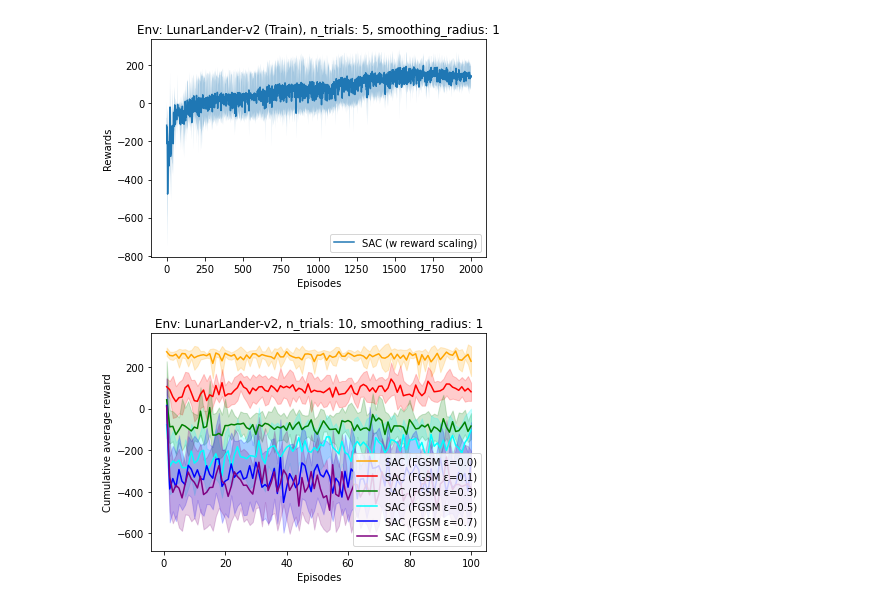
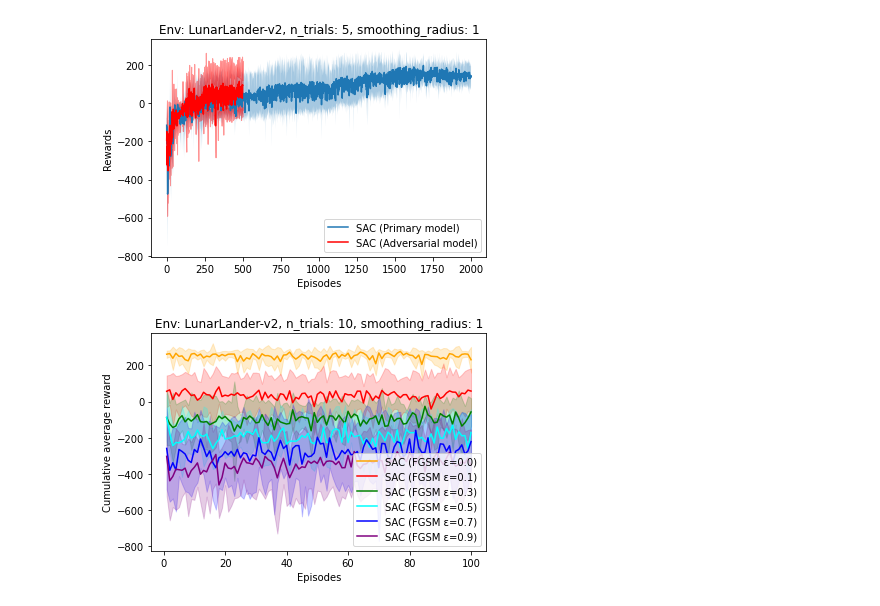
Before and after one commit to bhargavCSSE/adv-RL, a Jupyter notebook: Soft-Actor-Critic/plotter_matplotlib.ipynb, the cells around one changed output. Drawn from its saved outputs; the diff is of its cells as text; code cells hidden in the pictures.

```diff
--- a/Soft-Actor-Critic/plotter_matplotlib.ipynb
+++ b/Soft-Actor-Critic/plotter_matplotlib.ipynb
@@ -12,14 +12,16 @@ def smoothing(arr, radius=10):
 # %%
 # Import files and Generate plot data
 plotdata_1 = pd.read_csv('data/Primary-model/SAC-LunarLander2000x5-rewards-train.csv', index_col=0)
-plotdata_2 = pd.read_csv('data/Whitebox/SAC-LunarLander100x10-rewards-testFGSM_0.csv', index_col=0)
-plotdata_3 = pd.read_csv('data/Whitebox/SAC-LunarLander100x10-rewards-testFGSM_1.csv', index_col=0)
-plotdata_4 = pd.read_csv('data/Whitebox/SAC-LunarLander100x10-rewards-testFGSM_3.csv', index_col=0)
-plotdata_5 = pd.read_csv('data/Whitebox/SAC-LunarLander100x10-rewards-testFGSM_5.csv', index_col=0)
-plotdata_6 = pd.read_csv('data/Whitebox/SAC-LunarLander100x10-rewards-testFGSM_7.csv', index_col=0)
-plotdata_7 = pd.read_csv('data/Whitebox/SAC-LunarLander100x10-rewards-testFGSM_9.csv', index_col=0)
+plotdata_1_ = pd.read_csv('data/Adv-model/SAC-LunarLander500x5-rewards-train.csv', index_col=0)
+plotdata_2 = pd.read_csv('data/Blackbox/SAC-LunarLander100x10-rewards-testFGSM_0.csv', index_col=0)
+plotdata_3 = pd.read_csv('data/Blackbox/SAC-LunarLander100x10-rewards-testFGSM_1.csv', index_col=0)
+plotdata_4 = pd.read_csv('data/Blackbox/SAC-LunarLander100x10-rewards-testFGSM_3.csv', index_col=0)
+plotdata_5 = pd.read_csv('data/Blackbox/SAC-LunarLander100x10-rewards-testFGSM_5.csv', index_col=0)
+plotdata_6 = pd.read_csv('data/Blackbox/SAC-LunarLander100x10-rewards-testFGSM_7.csv', index_col=0)
+plotdata_7 = pd.read_csv('data/Blackbox/SAC-LunarLander100x10-rewards-testFGSM_9.csv', index_col=0)
 
 n_episodes_train, n_trials_train = plotdata_1.shape
+n_episodes_train_, n_trials_train_ = plotdata_1_.shape
 n_episodes_test, n_trials_test = plotdata_2.shape
 n_episodes_testFGSM0_1, n_trials_testFGSM0_1 = plotdata_3.shape
 n_episodes_testFGSM0_3, n_trials_testFGSM0_3 = plotdata_4.shape
@@ -28,6 +30,7 @@ n_episodes_testFGSM0_7, n_trials_testFGSM0_7 = plotdata_6.shape
 n_episodes_testFGSM0_9, n_trials_testFGSM0_9 = plotdata_7.shape
 
 train_x = [i+1 for i in range(n_episodes_train)]
+train_x_ = [i+1 for i in range(n_episodes_train_)]
 test_x = [i+1 for i in range(n_episodes_test)]
 testFGSM0_1_x = [i+1 for i in range(n_episodes_testFGSM0_1)]
 testFGSM0_3_x = [i+1 for i in range(n_episodes_testFGSM0_3)]
@@ -37,6 +40,8 @@ testFGSM0_9_x = [i+1 for i in range(n_episodes_testFGSM0_9)]
 
 mean_vals_1 = plotdata_1.mean(axis=1)
 std_vals_1 = plotdata_1.std(axis=1)
+mean_vals_1_ = plotdata_1_.mean(axis=1)
+std_vals_1_ = plotdata_1_.std(axis=1)
 mean_vals_2 = plotdata_2.mean(axis=1)
 std_vals_2 = plotdata_2.std(axis=1)
 mean_vals_3 = plotdata_3.mean(axis=1)
@@ -52,23 +57,29 @@ std_vals_7 = plotdata_7.std(axis=1)
 # %%
 radius = 1
 mean_vals = smoothing(mean_vals_1, radius)
 std_vals = smoothing(std_vals_1, radius=1)
+mean_vals_ = smoothing(mean_vals_1_, radius)
+std_vals_ = smoothing(std_vals_1_, radius=1)
 
 plt.figure()
 
-plt.title("Env: LunarLander-v2 (Train), n_trials: 5, smoothing_radius: {}".format(radius))
+plt.title("Env: LunarLander-v2, n_trials: 5, smoothing_radius: {}".format(radius))
 plt.xlabel("Episodes")
 plt.ylabel("Rewards")
 
-plt.plot(train_x, mean_vals, label='SAC (w reward scaling)')
-plt.fill_between(train_x, mean_vals-std_vals, mean_vals+std_vals, alpha=0.4)
+H = 2000
+plt.plot(train_x[:H], mean_vals[:H], label='SAC (Primary model)')
+plt.fill_between(train_x[:H], mean_vals[:H]-std_vals[:H], mean_vals[:H]+std_vals[:H], alpha=0.4)
+
+plt.plot(train_x_, mean_vals_, label='SAC (Adversarial model)', color='red')
+plt.fill_between(train_x_, mean_vals_-std_vals_, mean_vals_+std_vals_, alpha=0.4, color='red')
 
 plt.legend(loc='lower right')
 
-plt.savefig('plots/LunarLander2000x5-train')
+plt.savefig('plots/LunarLanderPMvsAdv-train')
 plt.show()
 # %% [output]
-[figure, old version]
+[figure, new version]
 # %%
 radius = 1
 y_2 = smoothing(mean_vals_2, radius)
@@ -116,10 +127,10 @@ plt.fill_between(testFGSM0_9_x, y_7-y_7_var, y_7+y_7_var, alpha=0.2, color=color
 
 plt.legend(loc='lower right')
 
-plt.savefig('plots/LunarLander1000-testFGSM_Combined')
+plt.savefig('plots/BBOX_LunarLander1000-testFGSM_Combined')
 plt.show()
 # %% [output]
-[figure, old version]
+[figure, new version]
 # %%
 y_2 = mean_vals_2.mean()
 y_3 = mean_vals_3.mean()
```
Also changed, not shown: parts of 1 cell of this notebook, 45 other files.
